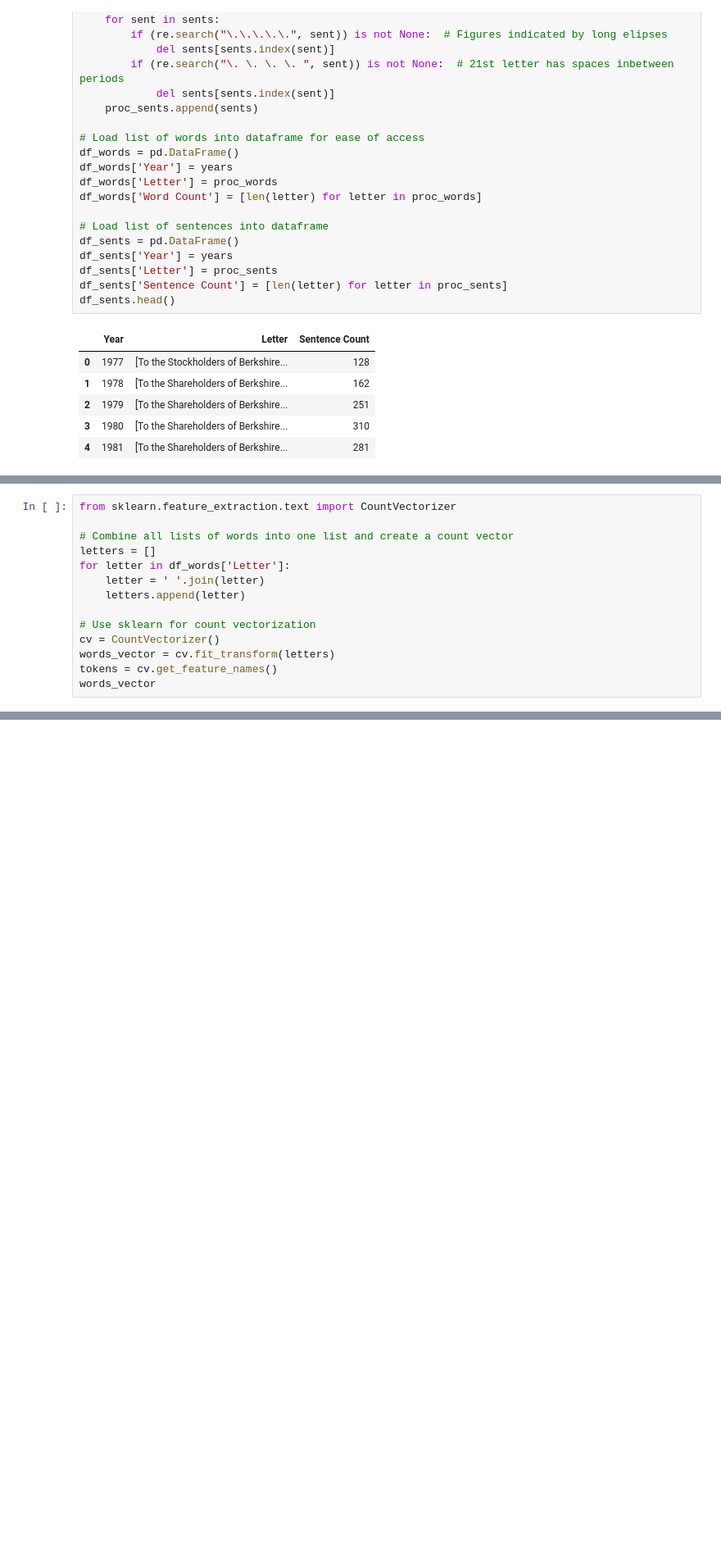
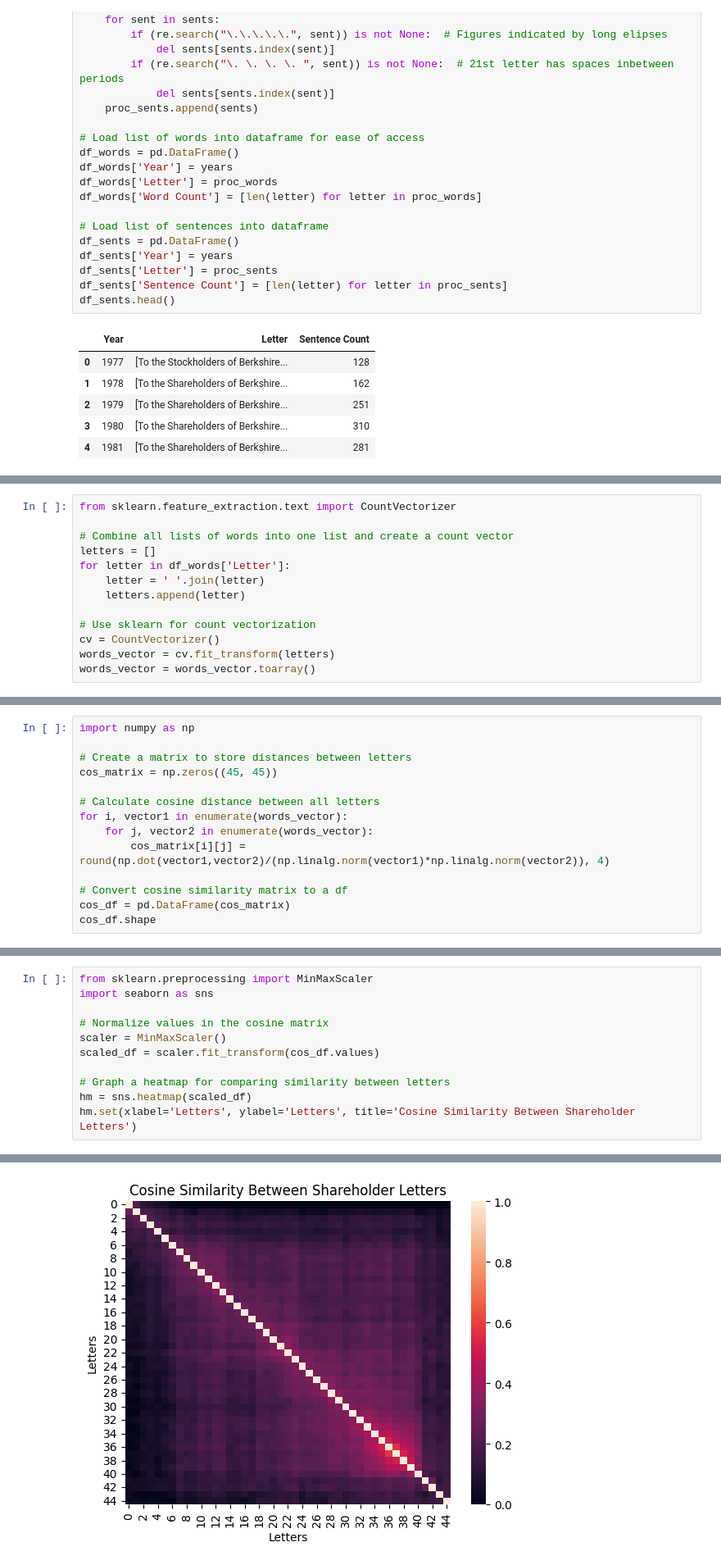
Before and after one commit to biovino1/BuffetLetters, a Jupyter notebook: similarity.ipynb, the cells around one changed output, grey strips where cells are left out. Shown at 82% size. Cells and saved outputs as stored; diff of their text form; blank space fills up the shorter version.

```diff
--- a/similarity.ipynb
+++ b/similarity.ipynb
@@ -108,5 +108,4 @@ for letter in df_words['Letter']:
 # Use sklearn for count vectorization
 cv = CountVectorizer()
 words_vector = cv.fit_transform(letters)
-tokens = cv.get_feature_names()
-words_vector
+words_vector = words_vector.toarray()
@@ -115,0 +112,14 @@ words_vector
+# %%
+import numpy as np
+
+# Create a matrix to store distances between letters
+cos_matrix = np.zeros((45, 45))
+
+# Calculate cosine distance between all letters
+for i, vector1 in enumerate(words_vector):
+    for j, vector2 in enumerate(words_vector):
+        cos_matrix[i][j] = round(np.dot(vector1,vector2)/(np.linalg.norm(vector1)*np.linalg.norm(vector2)), 4)
+
+# Convert cosine similarity matrix to a df
+cos_df = pd.DataFrame(cos_matrix)
+cos_df.shape
@@ -115,0 +128,12 @@ words_vector
+# %%
+from sklearn.preprocessing import MinMaxScaler
+import seaborn as sns
+
+# Normalize values in the cosine matrix
+scaler = MinMaxScaler()
+scaled_df = scaler.fit_transform(cos_df.values)
+
+# Graph a heatmap for comparing similarity between letters
+hm = sns.heatmap(scaled_df)
+hm.set(xlabel='Letters', ylabel='Letters', title='Cosine Similarity Between Shareholder Letters')
+# %% [output]
@@ -115,0 +143 @@ words_vector
+[figure, added]
```
Also changed, not shown: parts of 5 cells of this notebook, 2 other files.
